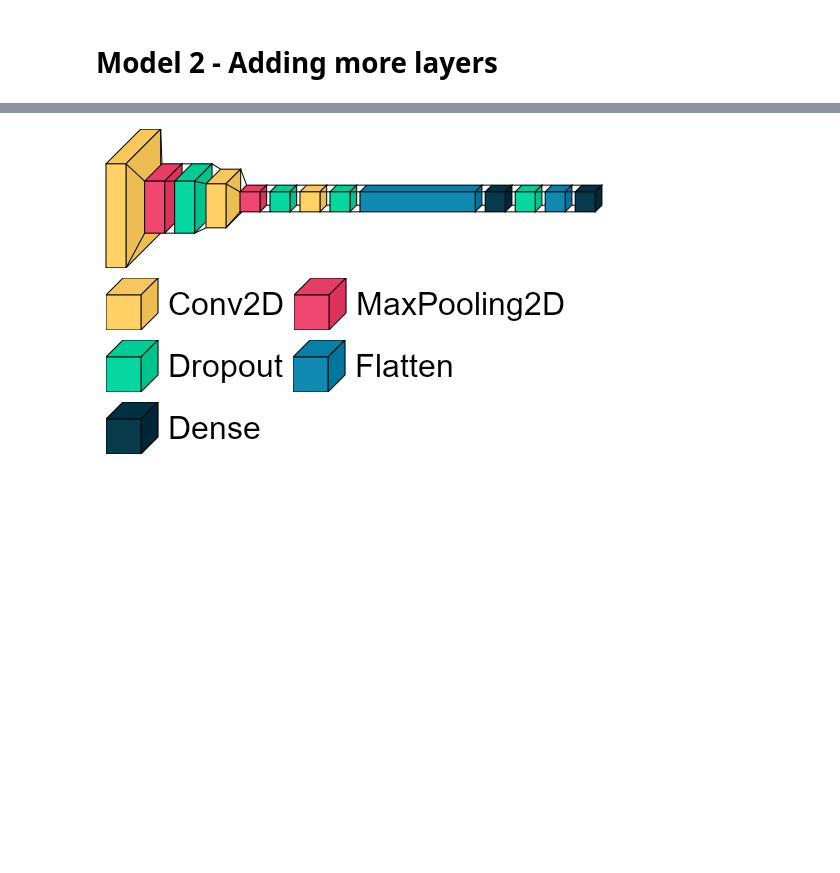
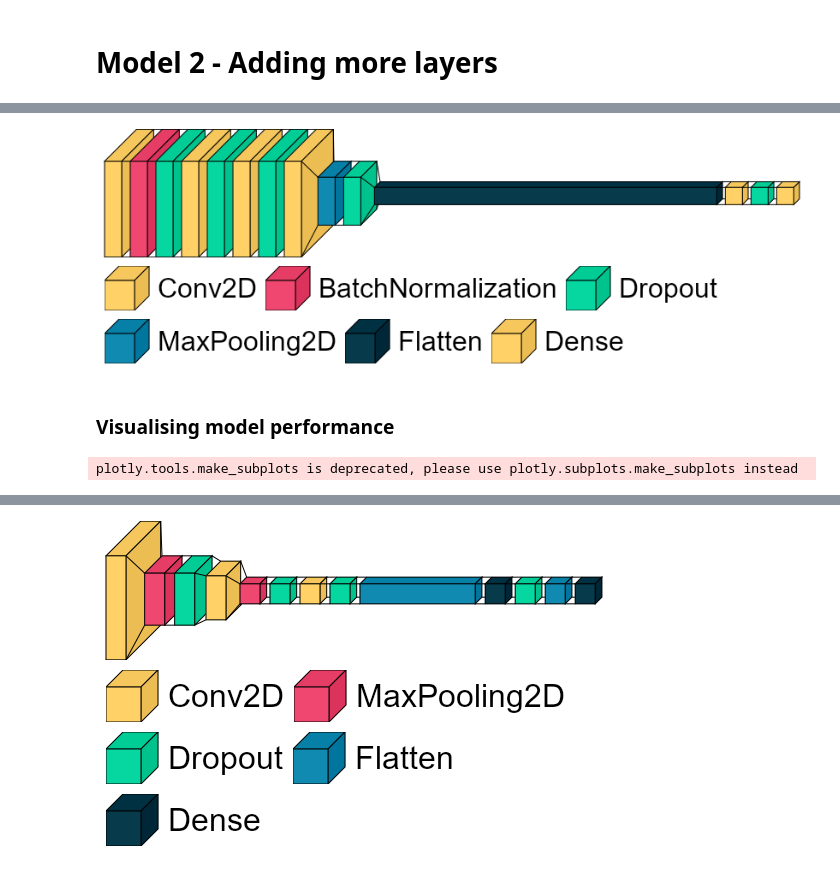
Before and after one commit to Xyl0w/DeepLearning_CA1, a Jupyter notebook: Assignment_1/work.ipynb, the cells around one changed output, grey strips where cells are left out. Drawn from its saved outputs; the diff is of its cells as text; code cells hidden in the pictures; blank space fills up the shorter version.

```diff
--- a/Assignment_1/work.ipynb
+++ b/Assignment_1/work.ipynb
@@ -200,0 +243,20 @@ _________________________________________________________________
+# %%
+model_2 = Sequential()
+model_2.add(Conv2D(32, kernel_size=3, activation='relu', input_shape=(28,28,1),padding='same'))
+model_2.add(BatchNormalization())
+model_2.add(Dropout(0.2))
+model_2.add(Conv2D(32, kernel_size=3, activation='relu',padding='same'))
+model_2.add(Dropout(0.2))
+model_2.add(Conv2D(24, kernel_size=3, activation='relu',padding='same'))
+model_2.add(Dropout(0.4))
+model_2.add(Conv2D(64, kernel_size=3, activation='relu',padding='same'))
+model_2.add(MaxPooling2D(pool_size=(2,2)))
+model_2.add(Dropout(0.3))
+model_2.add(Flatten())
+model_2.add(Dense(128, activation='relu'))
+model_2.add(Dropout(0.3))
+model_2.add(Dense(10, activation='softmax'))
+
+model_2.compile(optimizer='adam', metrics=['accuracy'], loss='sparse_categorical_crossentropy')
+
+model_2.summary()
@@ -200,0 +281,13 @@ _________________________________________________________________
+# %%
+# Import the EarlyStopping and ModelCheckpoint callbacks
+from tensorflow.keras.callbacks import EarlyStopping, ModelCheckpoint
+checkpoint = ModelCheckpoint('best_model2_DO_BN.hdf5', save_best_only = True)
+# Early stop on validation accuracy
+monitor_val_acc = EarlyStopping(monitor = 'val_accuracy', patience = 5)
+# %%
+history = model_2.fit(x_train,y_train,
+        batch_size=256,
+          epochs=50,
+          verbose=1,
+          callbacks=[checkpoint, monitor_val_acc],
+          validation_data = (x_valid, y_valid))
@@ -200,0 +312,16 @@ _________________________________________________________________
+# %%
+import visualkeras
+visualkeras.layered_view(model_2).show()
+visualkeras.layered_view(model_2, to_file='output1.png')
+from PIL import ImageFont
+
+font = ImageFont.truetype("arial.ttf", 32)  # using comic sans is strictly prohibited!
+visualkeras.layered_view(model_2, legend=True, font=font)  # font is optional!
+# %% [output]
+[figure, added]
+# %% [markdown]
+### Visualising model performance
+# %%
+plot_accuracy_and_loss(history)
+# %% [output]
+plotly.tools.make_subplots is deprecated, please use plotly.subplots.make_subplots instead
```
Also changed, not shown: parts of 52 cells of this notebook, 8 other files.
